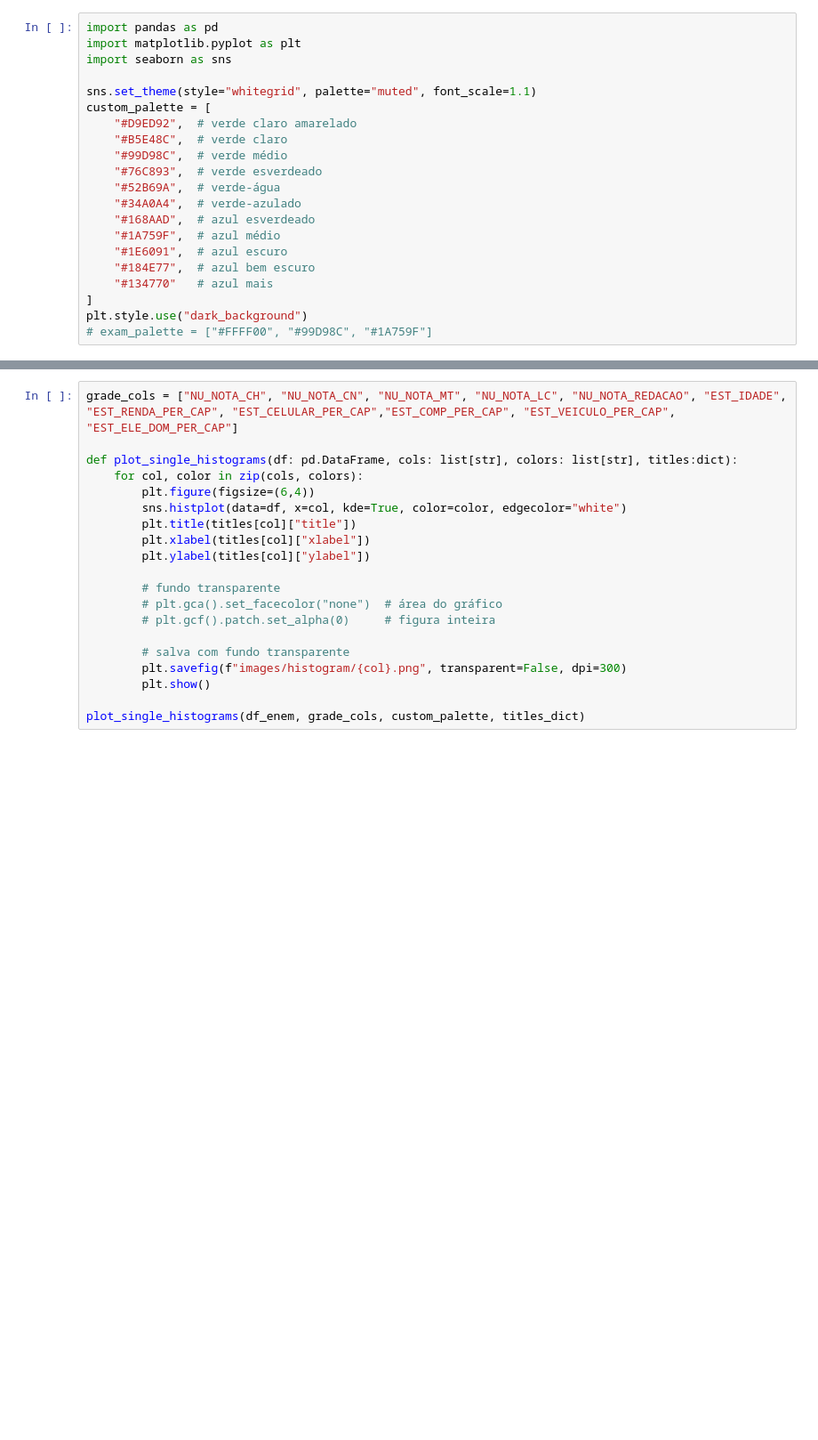
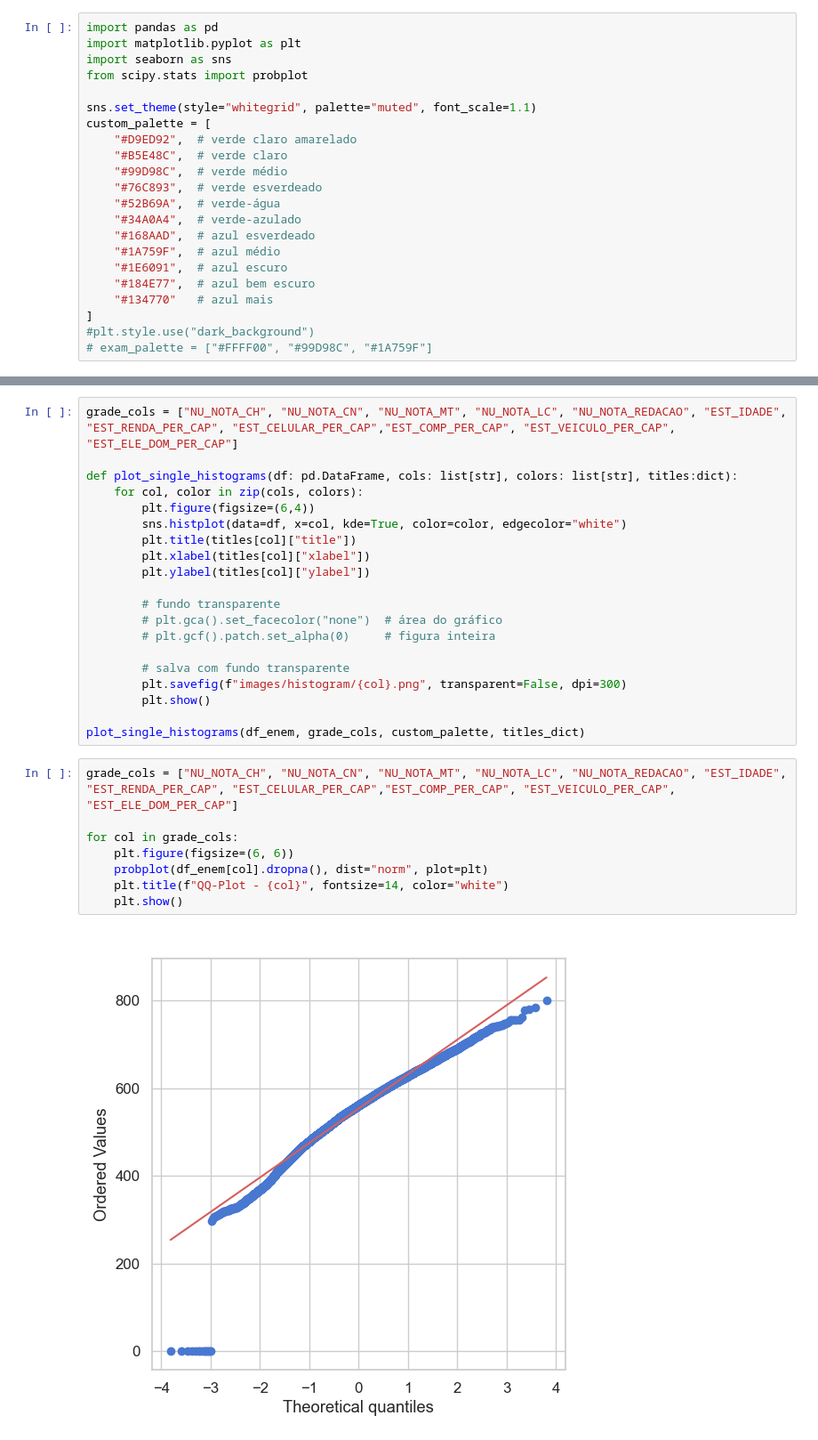
Before and after one commit to gl4a-Veloso/materiais-mqam, a Jupyter notebook: enem/graphics.ipynb, the cells around one changed output, grey strips where cells are left out. Shown at 89% size. Saved outputs shown, nothing was run; the diff lists cells and outputs as text; blank space fills up the shorter version.

Commit message:
Adição de qq-plots para facilitar a visualização de normalidade dos dados

```diff
--- a/enem/graphics.ipynb
+++ b/enem/graphics.ipynb
@@ -2,6 +2,7 @@
 import pandas as pd
 import matplotlib.pyplot as plt
 import seaborn as sns
+from scipy.stats import probplot
 
 sns.set_theme(style="whitegrid", palette="muted", font_scale=1.1)
 custom_palette = [
@@ -17,7 +18,7 @@ custom_palette = [
     "#184E77",  # azul bem escuro
     "#134770"   # azul mais
 ]
-plt.style.use("dark_background")
+#plt.style.use("dark_background")
 # exam_palette = ["#FFFF00", "#99D98C", "#1A759F"]
 # %% [markdown]
 Importando base de dados
@@ -128,3 +143,13 @@ def plot_single_histograms(df: pd.DataFrame, cols: list[str], colors: list[str],
         plt.show()
 
 plot_single_histograms(df_enem, grade_cols, custom_palette, titles_dict)
+# %%
+grade_cols = ["NU_NOTA_CH", "NU_NOTA_CN", "NU_NOTA_MT", "NU_NOTA_LC", "NU_NOTA_REDACAO", "EST_IDADE", "EST_RENDA_PER_CAP", "EST_CELULAR_PER_CAP","EST_COMP_PER_CAP", "EST_VEICULO_PER_CAP", "EST_ELE_DOM_PER_CAP"]
+
+for col in grade_cols:
+    plt.figure(figsize=(6, 6))
+    probplot(df_enem[col].dropna(), dist="norm", plot=plt)
+    plt.title(f"QQ-Plot - {col}", fontsize=14, color="white")
+    plt.show()
+# %% [output]
+[figure, added]
```
Also changed, not shown: parts of 2 cells of this notebook, 1 other file.
